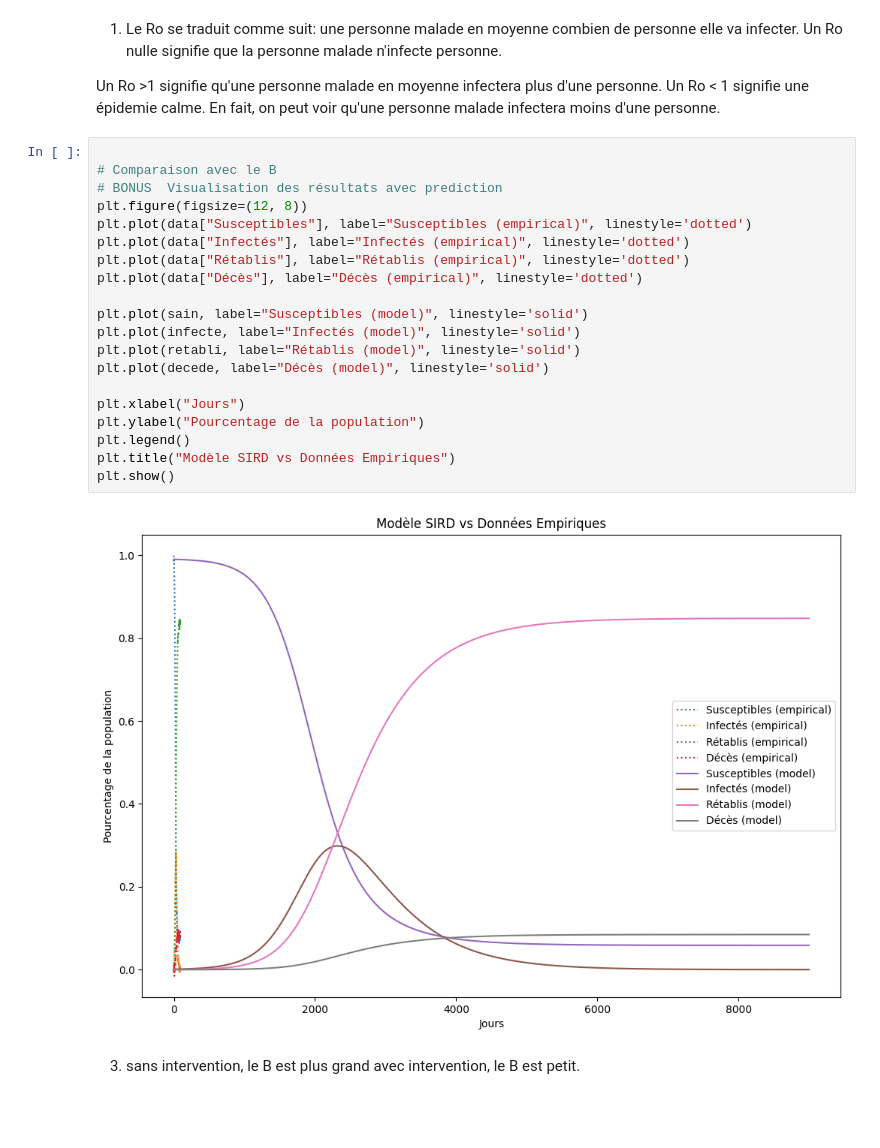
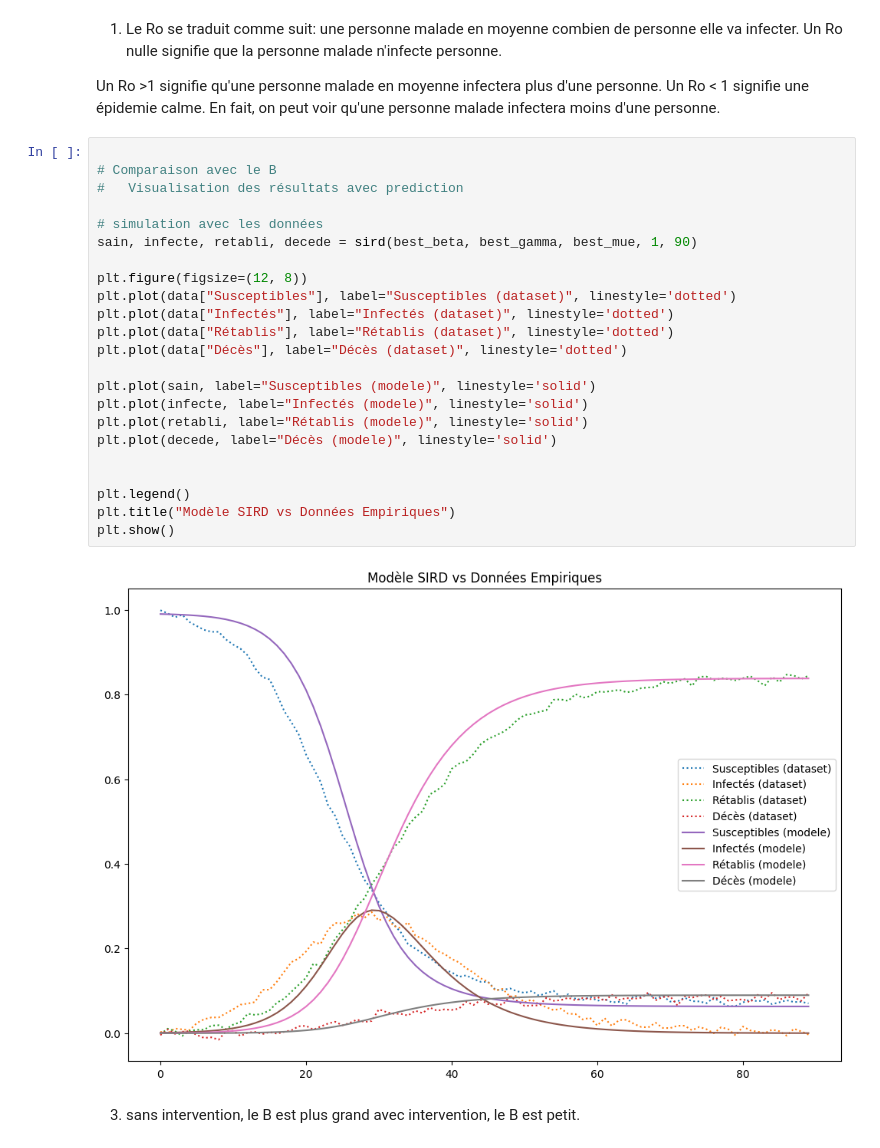
Before and after one commit to CHERIF2001/sird_dataset, a Jupyter notebook: Gracia_et_Cherif.ipynb, the cells around one changed output. Saved outputs shown, nothing was run; the diff lists cells and outputs as text; blank space fills up the shorter version.

```diff
--- a/Gracia_et_Cherif.ipynb
+++ b/Gracia_et_Cherif.ipynb
@@ -197,25 +197,28 @@ Un Ro < 1 signifie une épidemie calme. En fait, on peut voir qu'une personne ma
 # %%
 
 # Comparaison avec le B
-# BONUS  Visualisation des résultats avec prediction
+#   Visualisation des résultats avec prediction
+
+# simulation avec les données
+sain, infecte, retabli, decede = sird(best_beta, best_gamma, best_mue, 1, 90)
+
 plt.figure(figsize=(12, 8))
-plt.plot(data["Susceptibles"], label="Susceptibles (empirical)", linestyle='dotted')
-plt.plot(data["Infectés"], label="Infectés (empirical)", linestyle='dotted')
-plt.plot(data["Rétablis"], label="Rétablis (empirical)", linestyle='dotted')
-plt.plot(data["Décès"], label="Décès (empirical)", linestyle='dotted')
+plt.plot(data["Susceptibles"], label="Susceptibles (dataset)", linestyle='dotted')
+plt.plot(data["Infectés"], label="Infectés (dataset)", linestyle='dotted')
+plt.plot(data["Rétablis"], label="Rétablis (dataset)", linestyle='dotted')
+plt.plot(data["Décès"], label="Décès (dataset)", linestyle='dotted')
 
-plt.plot(sain, label="Susceptibles (model)", linestyle='solid')
-plt.plot(infecte, label="Infectés (model)", linestyle='solid')
-plt.plot(retabli, label="Rétablis (model)", linestyle='solid')
-plt.plot(decede, label="Décès (model)", linestyle='solid')
+plt.plot(sain, label="Susceptibles (modele)", linestyle='solid')
+plt.plot(infecte, label="Infectés (modele)", linestyle='solid')
+plt.plot(retabli, label="Rétablis (modele)", linestyle='solid')
+plt.plot(decede, label="Décès (modele)", linestyle='solid')
 
-plt.xlabel("Jours")
-plt.ylabel("Pourcentage de la population")
+
 plt.legend()
 plt.title("Modèle SIRD vs Données Empiriques")
 plt.show()
 # %% [output]
-[figure, old version]
+[figure, new version]
 # %% [markdown]
 3. sans intervention, le B est plus grand
 avec intervention, le B est petit.
```
Also changed, not shown: parts of 2 cells of this notebook.
